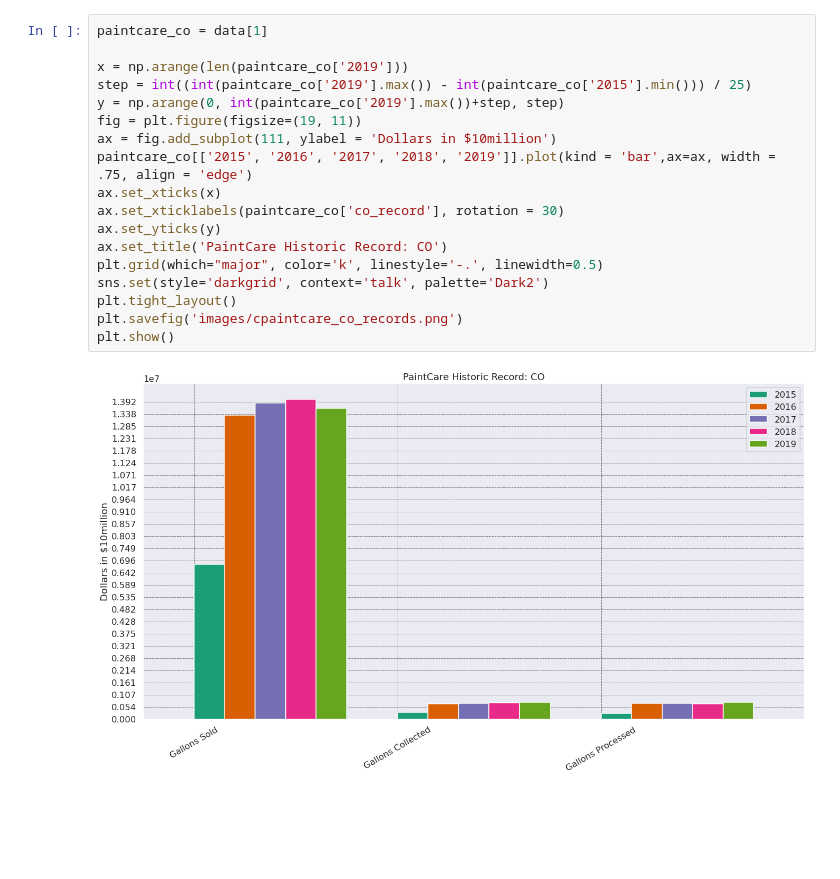
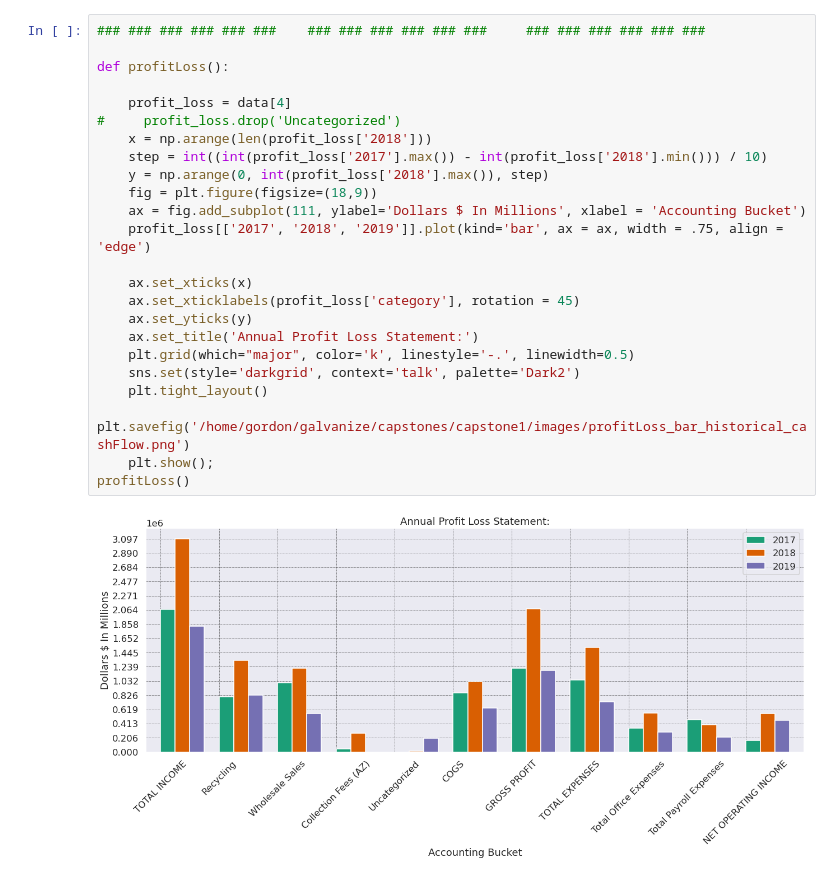
Before and after one commit to ramraider011235/Something-About-Paint-A-New-Industry-is-Born-, a Jupyter notebook: notebooks/final_lab.ipynb, the cells around one changed output. Cells and saved outputs as stored; diff of their text form; blank space fills up the shorter version.

```diff
--- a/notebooks/final_lab.ipynb
+++ b/notebooks/final_lab.ipynb
@@ -68,20 +223,26 @@ plt.show()
 # %%
-paintcare_co = data[1]
+### ### ### ### ### ###    ### ### ### ### ### ###     ### ### ### ### ### ###
 
-x = np.arange(len(paintcare_co['2019']))
-step = int((int(paintcare_co['2019'].max()) - int(paintcare_co['2015'].min())) / 25)
-y = np.arange(0, int(paintcare_co['2019'].max())+step, step)
-fig = plt.figure(figsize=(19, 11))
-ax = fig.add_subplot(111, ylabel = 'Dollars in $10million')
-paintcare_co[['2015', '2016', '2017', '2018', '2019']].plot(kind = 'bar',ax=ax, width = .75, align = 'edge')
-ax.set_xticks(x)
-ax.set_xticklabels(paintcare_co['co_record'], rotation = 30)
-ax.set_yticks(y)
-ax.set_title('PaintCare Historic Record: CO')
-plt.grid(which="major", color='k', linestyle='-.', linewidth=0.5)
-sns.set(style='darkgrid', context='talk', palette='Dark2')
-plt.tight_layout()
-plt.savefig('images/cpaintcare_co_records.png')
-plt.show()
+def profitLoss():
+
+    profit_loss = data[4]
+#     profit_loss.drop('Uncategorized')
+    x = np.arange(len(profit_loss['2018']))
+    step = int((int(profit_loss['2017'].max()) - int(profit_loss['2018'].min())) / 10)
+    y = np.arange(0, int(profit_loss['2018'].max()), step)
+    fig = plt.figure(figsize=(18,9))
+    ax = fig.add_subplot(111, ylabel='Dollars $ In Millions', xlabel = 'Accounting Bucket')
+    profit_loss[['2017', '2018', '2019']].plot(kind='bar', ax = ax, width = .75, align = 'edge')
+
+    ax.set_xticks(x)
+    ax.set_xticklabels(profit_loss['category'], rotation = 45)
+    ax.set_yticks(y)
+    ax.set_title('Annual Profit Loss Statement:')
+    plt.grid(which="major", color='k', linestyle='-.', linewidth=0.5)
+    sns.set(style='darkgrid', context='talk', palette='Dark2')
+    plt.tight_layout()
+    plt.savefig('/home/gordon/galvanize/capstones/capstone1/images/profitLoss_bar_historical_cashFlow.png')
+    plt.show();
+profitLoss()
 # %% [output]
-[figure, old version]
+[figure, new version]
```
Also changed, not shown: parts of 17 cells of this notebook, 23 other files.
